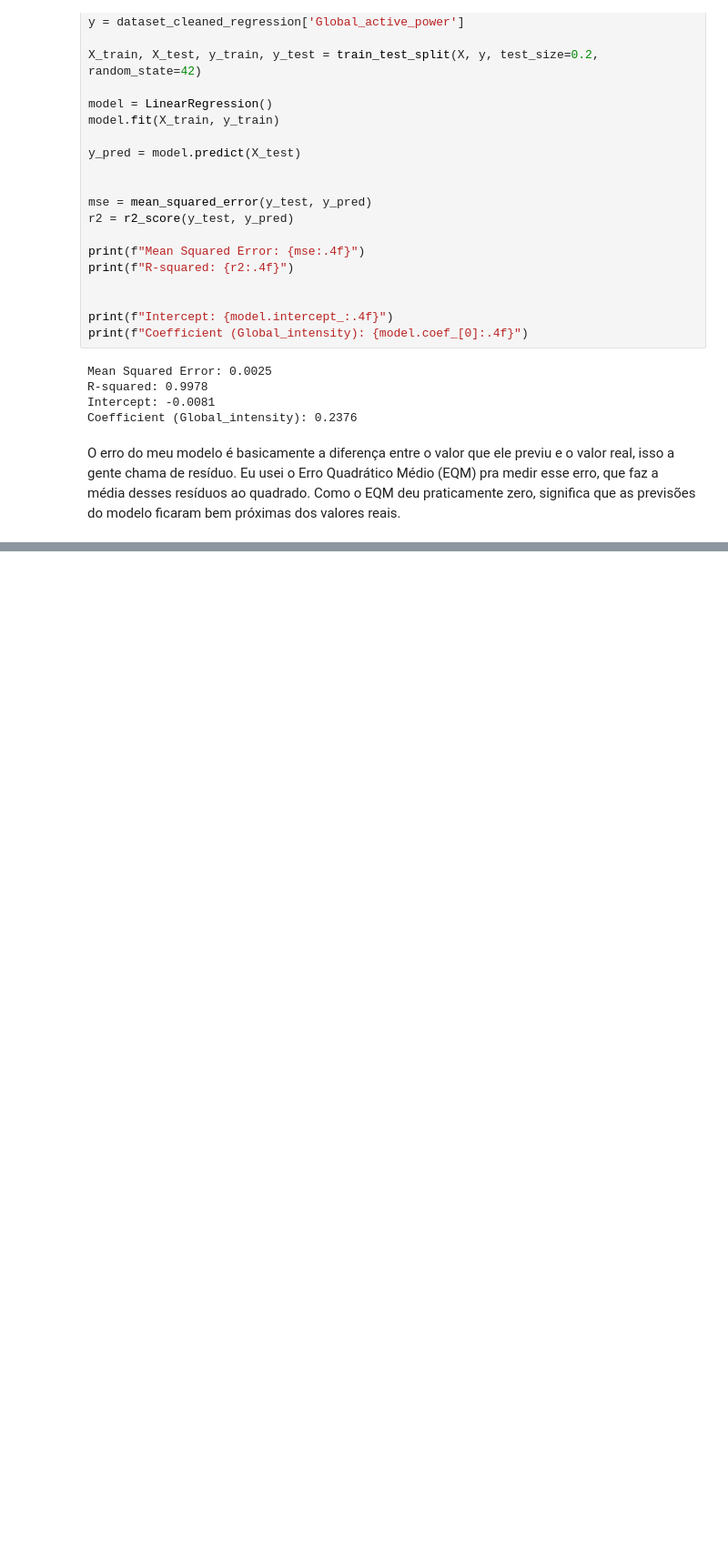
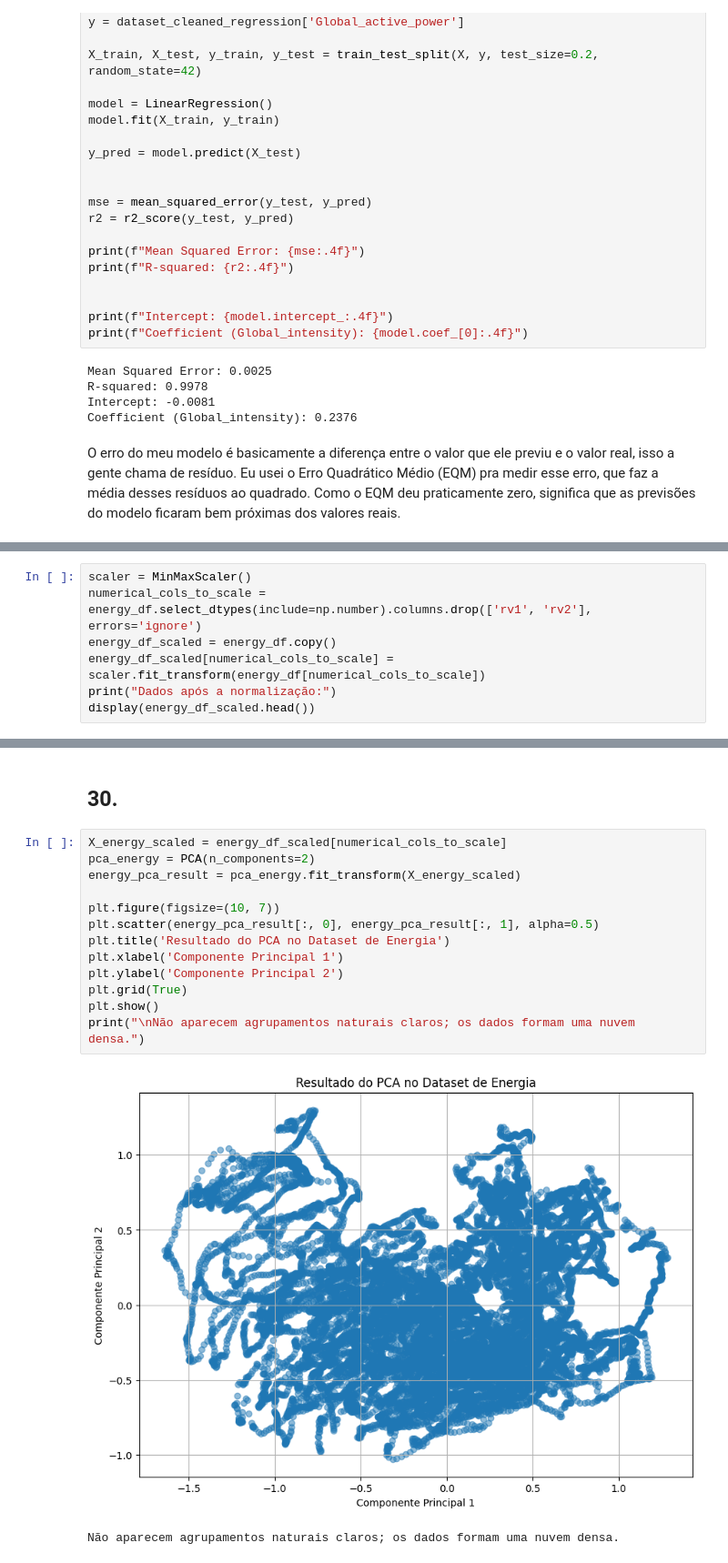
Before and after one commit to jliamonteiro/cp1-IA, a Jupyter notebook: cp1.ipynb, the cells around one changed output, grey strips where cells are left out. Shown at 91% size. Cells and saved outputs as stored; diff of their text form; blank space fills up the shorter version.

```diff
--- a/cp1.ipynb
+++ b/cp1.ipynb
@@ -546,0 +778,7 @@ O erro do meu modelo é basicamente a diferença entre o valor que ele previu e
+# %%
+scaler = MinMaxScaler()
+numerical_cols_to_scale = energy_df.select_dtypes(include=np.number).columns.drop(['rv1', 'rv2'], errors='ignore')
+energy_df_scaled = energy_df.copy()
+energy_df_scaled[numerical_cols_to_scale] = scaler.fit_transform(energy_df[numerical_cols_to_scale])
+print("Dados após a normalização:")
+display(energy_df_scaled.head())
@@ -546,0 +794,18 @@ O erro do meu modelo é basicamente a diferença entre o valor que ele previu e
+# %% [markdown]
+## 30.
+# %%
+X_energy_scaled = energy_df_scaled[numerical_cols_to_scale]
+pca_energy = PCA(n_components=2)
+energy_pca_result = pca_energy.fit_transform(X_energy_scaled)
+
+plt.figure(figsize=(10, 7))
+plt.scatter(energy_pca_result[:, 0], energy_pca_result[:, 1], alpha=0.5)
+plt.title('Resultado do PCA no Dataset de Energia')
+plt.xlabel('Componente Principal 1')
+plt.ylabel('Componente Principal 2')
+plt.grid(True)
+plt.show()
+print("\nNão aparecem agrupamentos naturais claros; os dados formam uma nuvem densa.")
+# %% [output]
+[figure, added]
+Não aparecem agrupamentos naturais claros; os dados formam uma nuvem densa.
```
Also changed, not shown: parts of 53 cells of this notebook, 1 other file.
